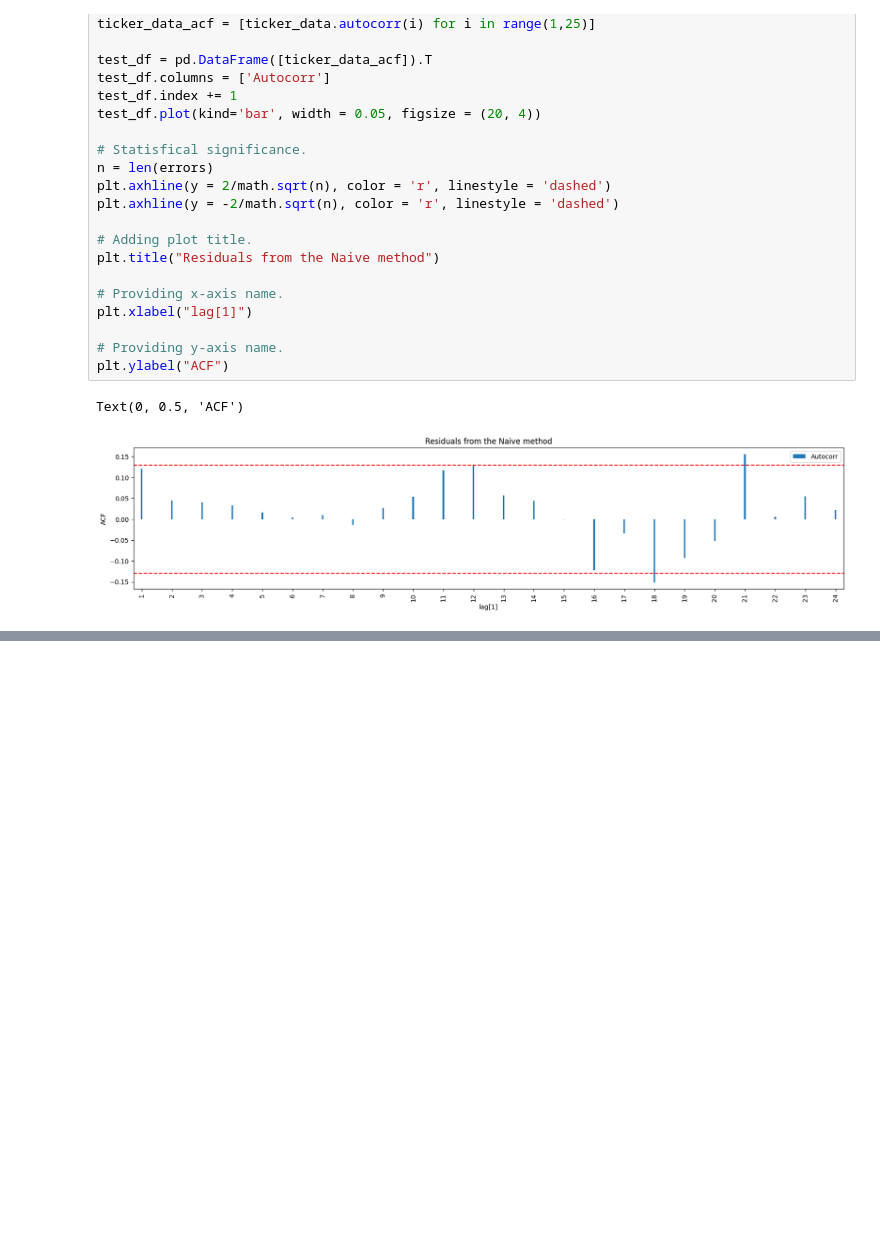
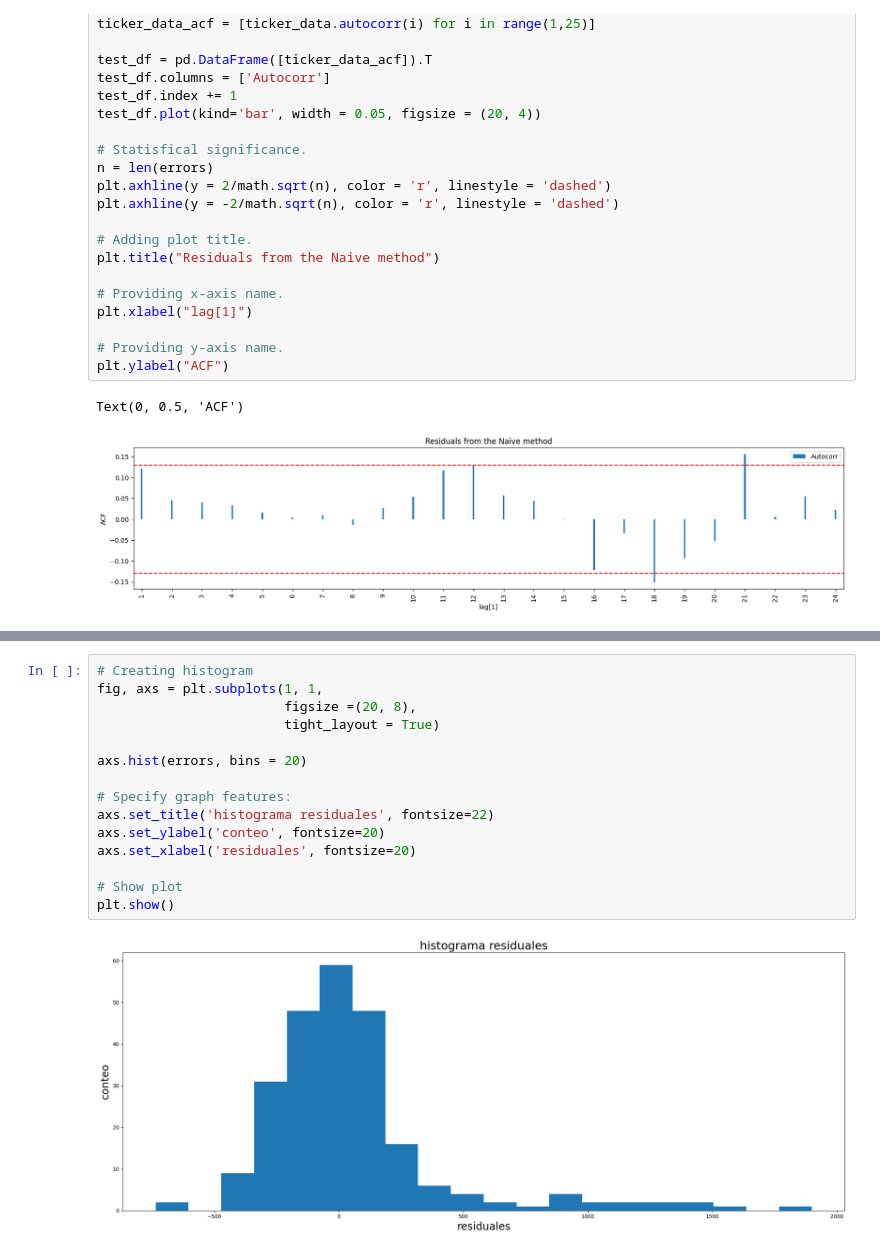
Before and after one commit to daniel-nuno/time_series_O2024_MAF3074N, a Jupyter notebook: regresion_lineal.ipynb, the cells around one changed output, grey strips where cells are left out. Cells and saved outputs as stored; diff of their text form; blank space fills up the shorter version.

```diff
--- a/regresion_lineal.ipynb
+++ b/regresion_lineal.ipynb
@@ -402,0 +527,17 @@ Text(0, 0.5, 'ACF')
+# %%
+# Creating histogram
+fig, axs = plt.subplots(1, 1,
+                        figsize =(20, 8),
+                        tight_layout = True)
+
+axs.hist(errors, bins = 20)
+
+# Specify graph features:
+axs.set_title('histograma residuales', fontsize=22)
+axs.set_ylabel('conteo', fontsize=20)
+axs.set_xlabel('residuales', fontsize=20)
+
+# Show plot
+plt.show()
+# %% [output]
+[figure, added]
```
Also changed, not shown: parts of 93 cells of this notebook.
